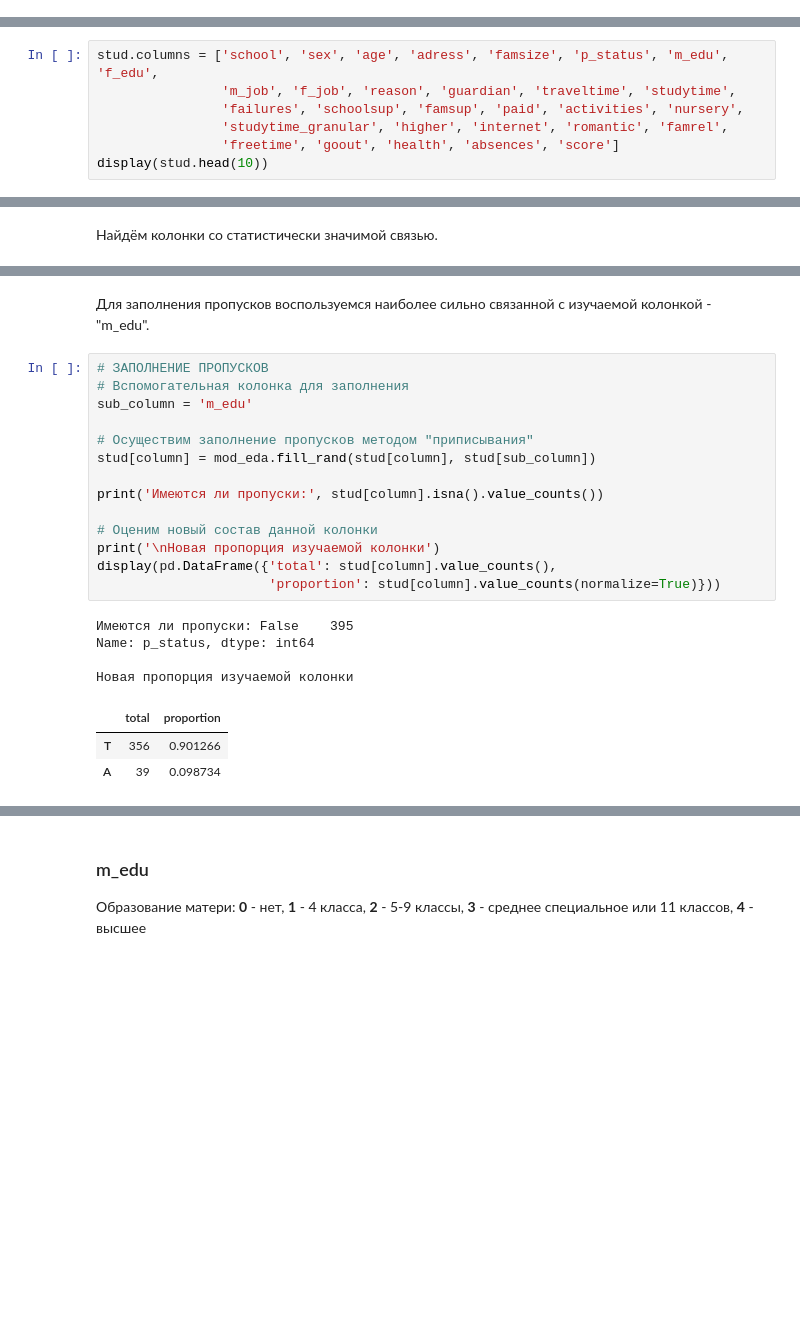
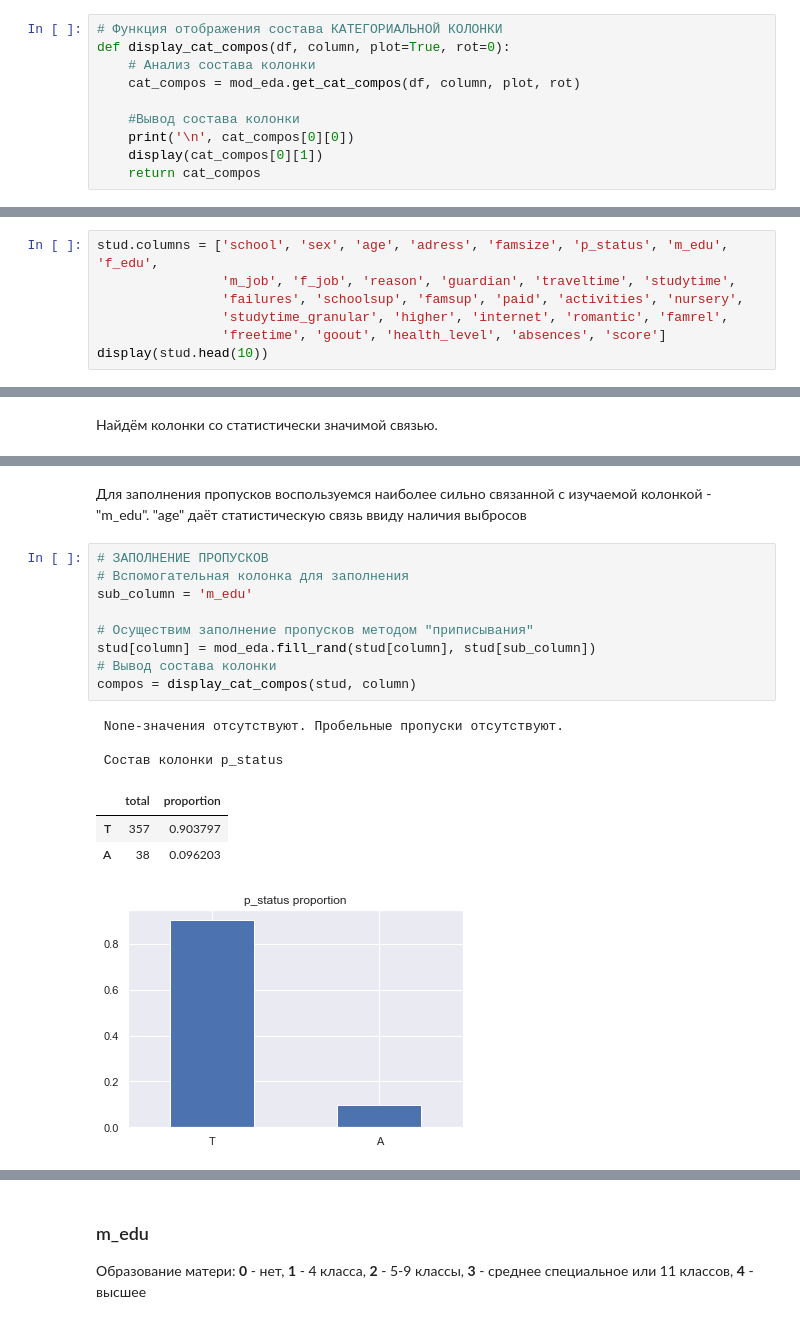
Before and after one commit to SeaVulf/skillfactory_rds, a Jupyter notebook: project_2_EDA/Project_2_EDA_stud_math.ipynb, the cells around one changed output, grey strips where cells are left out. Drawn from its saved outputs; the diff is of its cells as text; blank space fills up the shorter version.

```diff
--- a/project_2_EDA/Project_2_EDA_stud_math.ipynb
+++ b/project_2_EDA/Project_2_EDA_stud_math.ipynb
@@ -14,0 +40,10 @@
+# %%
+# Функция отображения состава КАТЕГОРИАЛЬНОЙ КОЛОНКИ
+def display_cat_compos(df, column, plot=True, rot=0):
+    # Анализ состава колонки
+    cat_compos = mod_eda.get_cat_compos(df, column, plot, rot)
+
+    #Вывод состава колонки
+    print('\n', cat_compos[0][0])
+    display(cat_compos[0][1])
+    return cat_compos
@@ -82,7 +130,7 @@ stud.columns = ['school', 'sex', 'age', 'adress', 'famsize', 'p_status', 'm_edu'
                 'm_job', 'f_job', 'reason', 'guardian', 'traveltime', 'studytime',
                 'failures', 'schoolsup', 'famsup', 'paid', 'activities', 'nursery',
                 'studytime_granular', 'higher', 'internet', 'romantic', 'famrel',
-                'freetime', 'goout', 'health', 'absences', 'score']
+                'freetime', 'goout', 'health_level', 'absences', 'score']
 display(stud.head(10))
 # %% [output]
 |  | school | sex | age | adress | famsize | p_status | m_edu | f_edu | m_job | f_job | reason | ... |
@@ -785,25 +624,21 @@ Name: activities, dtype: float64
 # %% [markdown]
 Для заполнения пропусков воспользуемся наиболее сильно связанной с изучаемой колонкой - "m_edu".
+"age" даёт статистическую связь ввиду наличия выбросов
 # %%
 # ЗАПОЛНЕНИЕ ПРОПУСКОВ
 # Вспомогательная колонка для заполнения
 sub_column = 'm_edu'
 
 # Осуществим заполнение пропусков методом "приписывания"
 stud[column] = mod_eda.fill_rand(stud[column], stud[sub_column])
-
-print('Имеются ли пропуски:', stud[column].isna().value_counts())
-
-# Оценим новый состав данной колонки
-print('\nНовая пропорция изучаемой колонки')
-display(pd.DataFrame({'total': stud[column].value_counts(),
-                      'proportion': stud[column].value_counts(normalize=True)}))
+# Вывод состава колонки
+compos = display_cat_compos(stud, column)
 # %% [output]
-Имеются ли пропуски: False    395
-Name: p_status, dtype: int64
+ None-значения отсутствуют. Пробельные пропуски отсутствуют.
 
-Новая пропорция изучаемой колонки
+ Состав колонки p_status
 |  | total | proportion |
-| T | 356 | 0.901266 |
-| A | 39 | 0.098734 |
+| T | 357 | 0.903797 |
+| A | 38 | 0.096203 |
+[figure, added]
 # %% [markdown]
```
Also changed, not shown: parts of 102 cells of this notebook, 1 other file.
